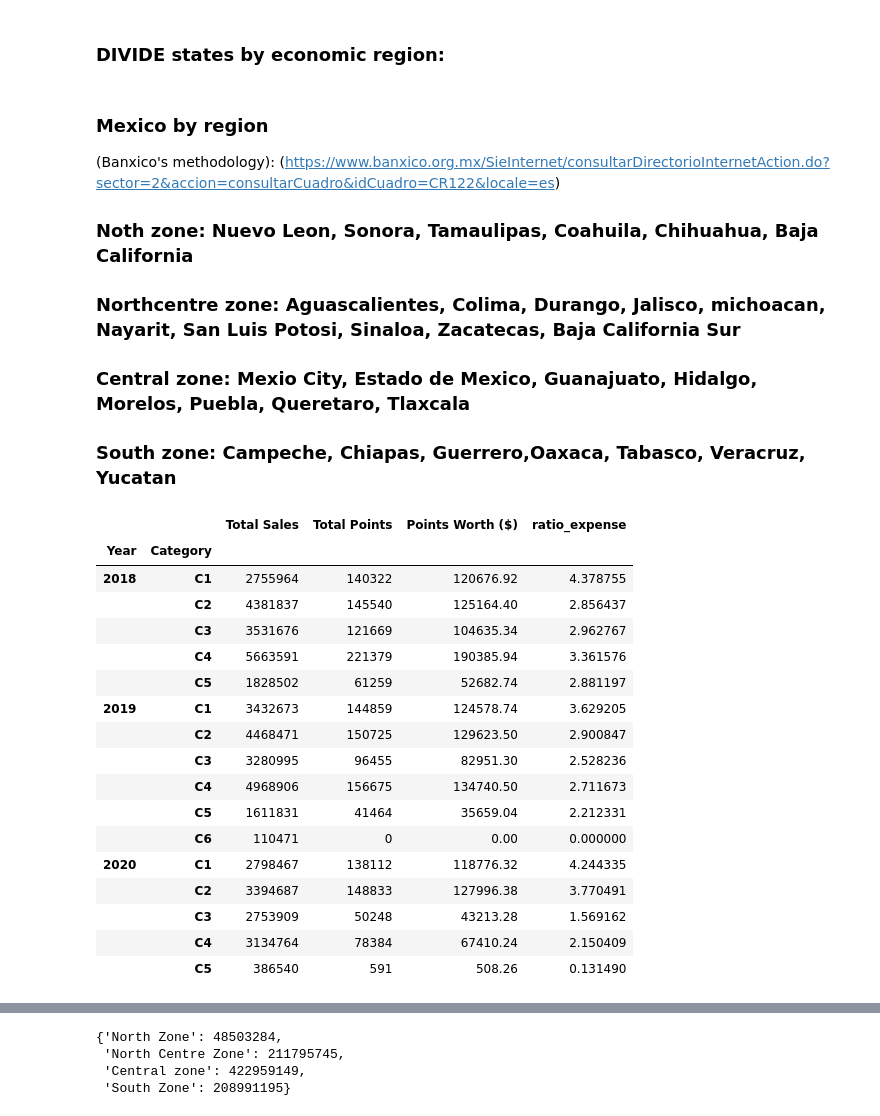
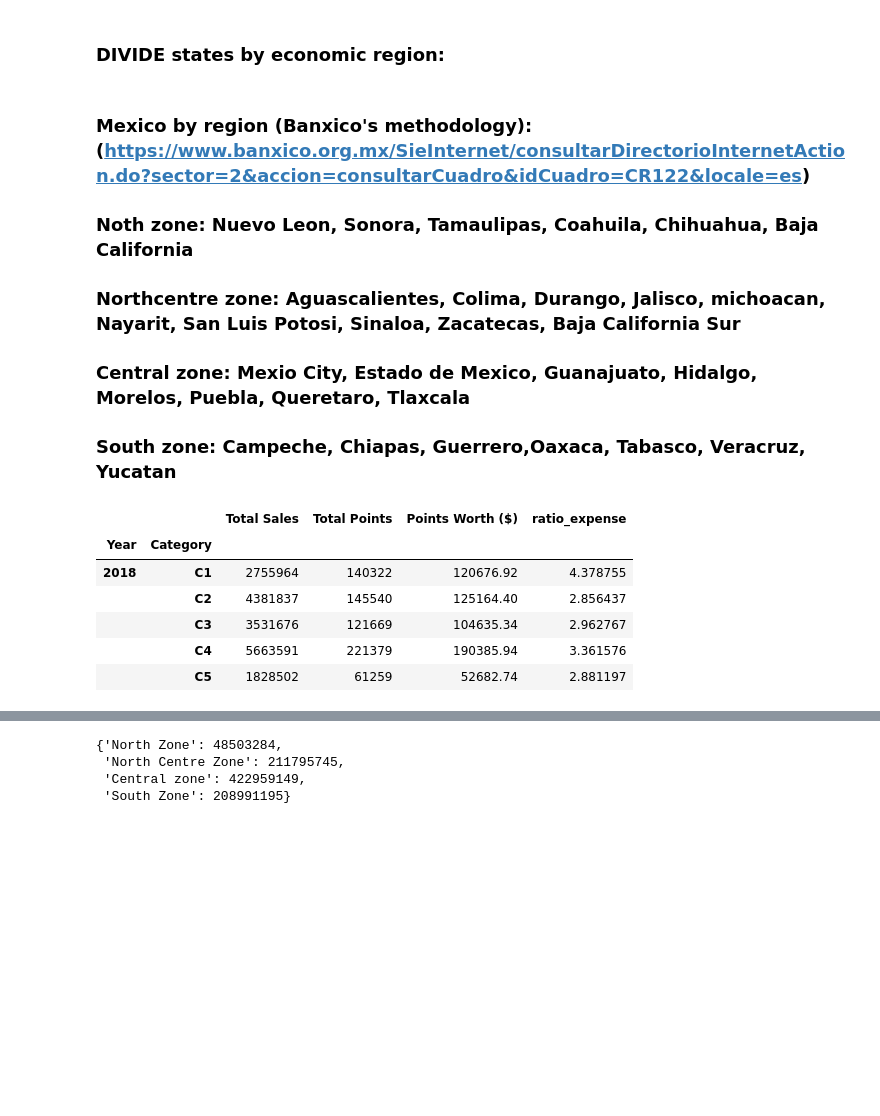
Before and after one commit to MauCFD/Project_1, a Jupyter notebook: project 1 - Analyzing a Loyalty Program/Loyalty Program - analyzing data.ipynb, the cells around one changed output, grey strips where cells are left out. Cells and saved outputs as stored; diff of their text form; code cells hidden in the pictures; blank space fills up the shorter version.

```diff
--- a/project 1 - Analyzing a Loyalty Program/Loyalty Program - analyzing data.ipynb
+++ b/project 1 - Analyzing a Loyalty Program/Loyalty Program - analyzing data.ipynb
@@ -657,8 +713,7 @@ fig
 # %% [markdown]
 ### DIVIDE states by economic region:
 # %% [markdown]
-### Mexico by region
-(Banxico's methodology):  (https://www.banxico.org.mx/SieInternet/consultarDirectorioInternetAction.do?sector=2&accion=consultarCuadro&idCuadro=CR122&locale=es)
+### Mexico by region (Banxico's methodology):  (https://www.banxico.org.mx/SieInternet/consultarDirectorioInternetAction.do?sector=2&accion=consultarCuadro&idCuadro=CR122&locale=es)
 ### Noth zone: Nuevo Leon, Sonora, Tamaulipas, Coahuila, Chihuahua, Baja California
 ### Northcentre zone: Aguascalientes, Colima, Durango, Jalisco, michoacan, Nayarit, San Luis Potosi, Sinaloa, Zacatecas, Baja California Sur
 ### Central zone: Mexio City, Estado de Mexico, Guanajuato, Hidalgo, Morelos, Puebla, Queretaro, Tlaxcala
@@ -666,33 +721,22 @@ fig
 # %%
 #NORTH ZONE
 #COAHUILA, SONORA, TAMAULIPAS, NUEVO LEON. (NO SALES IN B.C AND CHI and sonora)
 
 North_Zone=Project_df[(Project_df.State =="Nuevo Leon")|(Project_df.State =="Tamaulipas")
                       |(Project_df.State =="Coahuila")]
 
 North_Zone_II=North_Zone[["Year","Category","Total Sales","Total Points","Points Worth ($)"]]
 north_zone_category= North_Zone_II.groupby(['Year',"Category"]).sum()
 north_zone_category["ratio_expense"]=north_zone_category["Points Worth ($)"]/north_zone_category["Total Sales"]*100
-north_zone_category
+north_zone_category.head()
 # %% [output]
 |  |  | Total Sales | Total Points | Points Worth ($) | ratio_expense |
 | Year | Category |  |  |  |  |
 | 2018 | C1 | 2755964 | 140322 | 120676.92 | 4.378755 |
 |  | C2 | 4381837 | 145540 | 125164.40 | 2.856437 |
 |  | C3 | 3531676 | 121669 | 104635.34 | 2.962767 |
 |  | C4 | 5663591 | 221379 | 190385.94 | 3.361576 |
 |  | C5 | 1828502 | 61259 | 52682.74 | 2.881197 |
-| 2019 | C1 | 3432673 | 144859 | 124578.74 | 3.629205 |
-|  | C2 | 4468471 | 150725 | 129623.50 | 2.900847 |
-|  | C3 | 3280995 | 96455 | 82951.30 | 2.528236 |
-|  | C4 | 4968906 | 156675 | 134740.50 | 2.711673 |
-|  | C5 | 1611831 | 41464 | 35659.04 | 2.212331 |
-|  | C6 | 110471 | 0 | 0.00 | 0.000000 |
-| 2020 | C1 | 2798467 | 138112 | 118776.32 | 4.244335 |
-|  | C2 | 3394687 | 148833 | 127996.38 | 3.770491 |
-|  | C3 | 2753909 | 50248 | 43213.28 | 1.569162 |
-|  | C4 | 3134764 | 78384 | 67410.24 | 2.150409 |
-|  | C5 | 386540 | 591 | 508.26 | 0.131490 |
 # %%
 # NORTH CENTRE ZONE
 #AGUASCALIENTES, COLIMA, DURANGO,JALISCO,MICHOACAN,NAYARIT,SAN LUIS POTOSI, ZACATECAS, SINALOA
```
Also changed, not shown: parts of 41 cells of this notebook.
